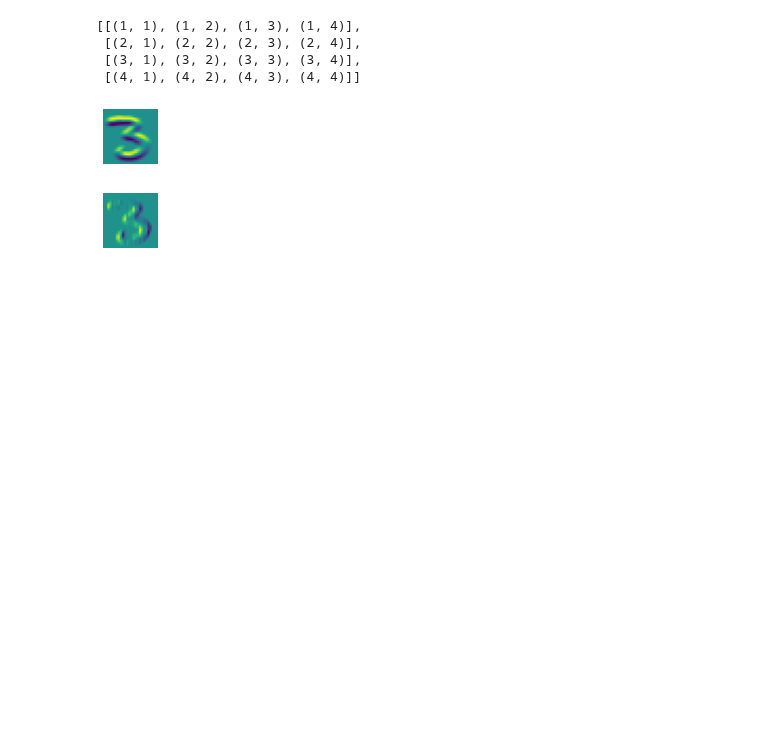
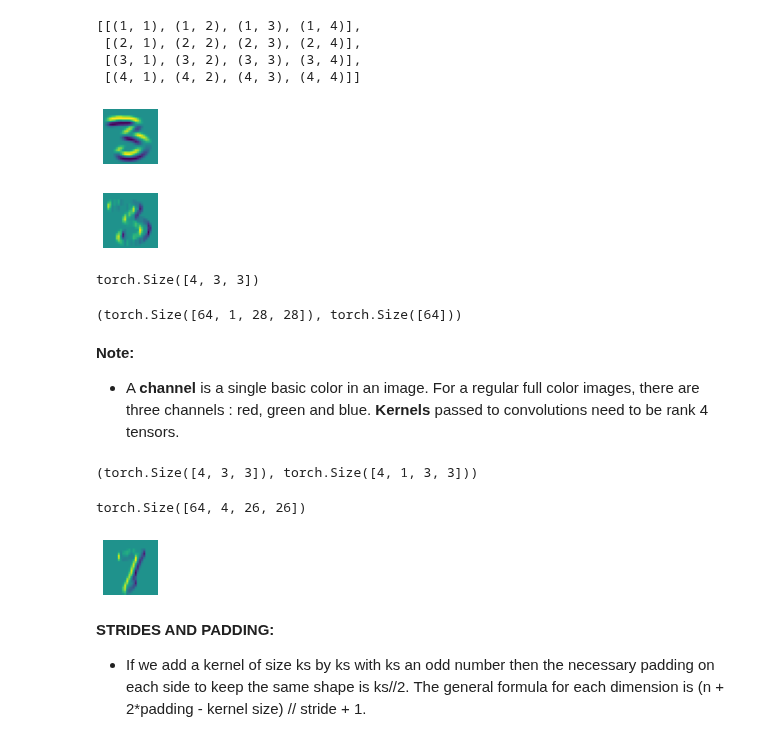
Before and after one commit to ThinamXx/Fastai, a Jupyter notebook: 12. Convolutional Neural Networks/CNN.ipynb, the cells around one changed output. Saved outputs shown, nothing was run; the diff lists cells and outputs as text; code cells hidden in the pictures; blank space fills up the shorter version.

Commit message:
Convolutional Kernels

```diff
--- a/12. Convolutional Neural Networks/CNN.ipynb
+++ b/12. Convolutional Neural Networks/CNN.ipynb
@@ -114,3 +115,53 @@ left_edge3 =tensor([[apply_kernel(i,j,left_edge
 show_image(left_edge3);                                          # Inspection.
 # %% [output]
 [figure]
+# %%
+#@ CREATING DIAGONAL KERNELS:
+diag1_edge = tensor([[ 0, -1,  1],
+                     [-1,  1,  0],
+                     [ 1,  0,  0]]).float()                      # Initializing a Diagonal Kernel.
+diag2_edge = tensor([[ 1, -1,  0],
+                     [ 0,  1, -1],
+                     [ 0,  0,  1]]).float()                      # Initializing a Diagonal Kernel.
+edge_kernels = torch.stack([left_edge, top_edge, diag1_edge,
+                            diag2_edge])                         # Stacking Edge Kernels.
+edge_kernels.shape                                               # Inspecting the Shape.
+# %% [output]
+torch.Size([4, 3, 3])
+# %%
+#@ CREATING DATALOADER AND DATABLOCK:
+mnist = DataBlock((ImageBlock(cls=PILImageBW), CategoryBlock),   # Initializing Data Block.
+                  get_items=get_image_files,                     # Getting Image Files.
+                  splitter=GrandparentSplitter(),                # Splitting the Data.
+                  get_y=parent_label)                            # Getting Labels.
+dls = mnist.dataloaders(path)                                    # Initializing DataLoaders.
+xb, yb = first(dls.valid)                                        # Getting a Batch.
+xb.shape, yb.shape                                               # Inspecting Shape.
+# %% [output]
+(torch.Size([64, 1, 28, 28]), torch.Size([64]))
+# %%
+#@ MOVING DATA TO CPU:
+xb, yb = to_cpu(xb), to_cpu(yb)
+# %% [markdown]
+**Note:**
+- A **channel** is a single basic color in an image. For a regular full color images, there are three channels : red, green and blue. **Kernels** passed to convolutions need to be rank 4 tensors.
+# %%
+#@ INSERTING A UNIT AXIS:
+edge_kernels.shape, edge_kernels.unsqueeze(1).shape              # Inserting a Unit Axis.
+# %% [output]
+(torch.Size([4, 3, 3]), torch.Size([4, 1, 3, 3]))
+# %%
+#@ IMPLEMENTATION OF CONVOLUTIONS:
+edge_kernels = edge_kernels.unsqueeze(1)                         # Inserting a Unit Axis.
+batch_features = F.conv2d(xb, edge_kernels)                      # Implementation of Convolutions.
+batch_features.shape                                             # Inspecting Shape.
+# %% [output]
+torch.Size([64, 4, 26, 26])
+# %%
+#@ INSPECTING AN IMAGE:
+show_image(batch_features[0, 0]);
+# %% [output]
+[figure, added]
+# %% [markdown]
+**STRIDES AND PADDING:**
+- If we add a kernel of size ks by ks with ks an odd number then the necessary padding on each side to keep the same shape is ks//2. The general formula for each dimension is (n + 2*padding - kernel size) // stride + 1.
```
Also changed, not shown: parts of 5 cells of this notebook.
